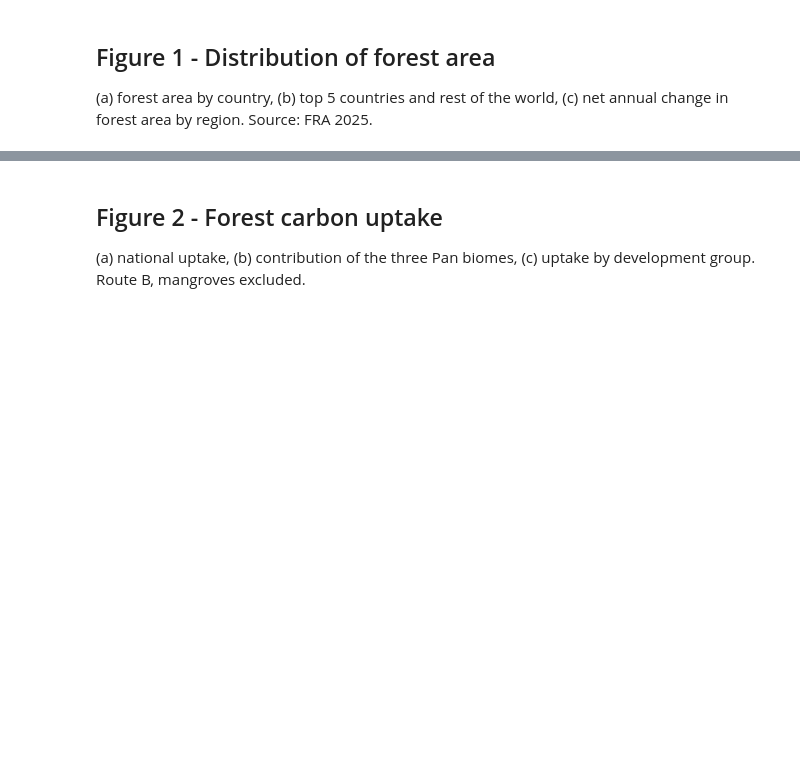
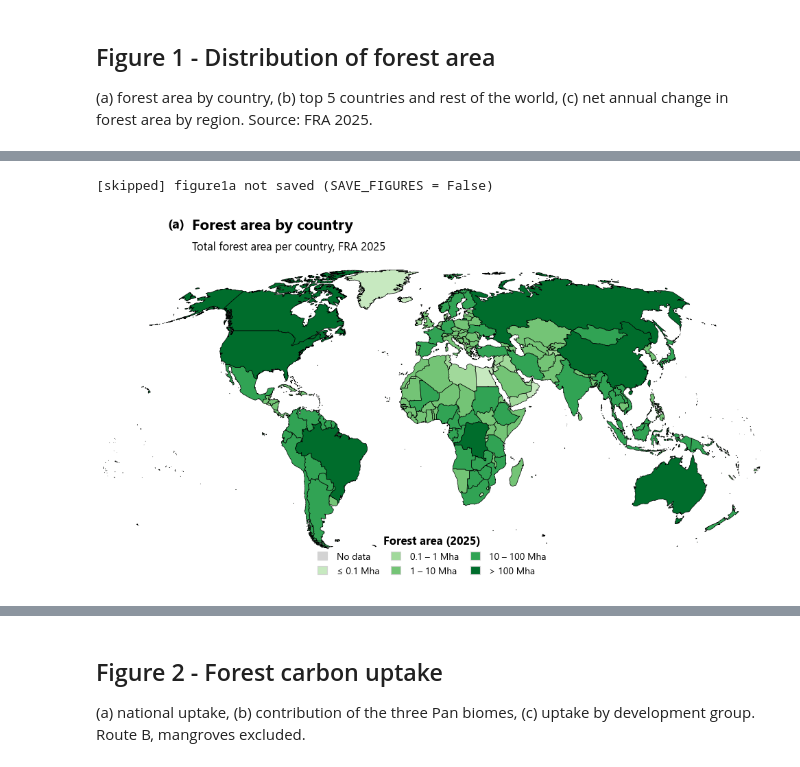
Before and after one commit to aurvl/ncw, a Jupyter notebook: notebooks/03_figures.ipynb, the cells around one changed output, grey strips where cells are left out. Drawn from its saved outputs; the diff is of its cells as text; code cells hidden in the pictures; blank space fills up the shorter version.

```diff
--- a/notebooks/03_figures.ipynb
+++ b/notebooks/03_figures.ipynb
@@ -218,0 +219,42 @@ save(fig, "figure1")
+# %%
+# Figure 1a - forest area map, BCW style (src/visualization.py: mapper_bc)
+from matplotlib.colors import ListedColormap
+from matplotlib.font_manager import FontProperties
+
+FOREST_CMAP = ListedColormap(["#c7e9c0", "#a1d99b", "#74c476", "#31a354", "#006d2c"])
+BINS = [-1, 1e5, 1e6, 1e7, 1e8, np.inf]
+BIN_LABELS = ["\u2264 0.1 Mha", "0.1 \u2013 1 Mha", "1 \u2013 10 Mha", "10 \u2013 100 Mha", "> 100 Mha"]
+MISSING_COLOR, MISSING_LABEL = "#D3D3D3", "No data"
+
+forest_2025 = areas.loc[areas["year"] == 2025].set_index("iso3")["forest"]
+country_data = world.merge(forest_2025.rename("value"), left_on="iso3", right_index=True, how="left")
+country_data["_cat"] = pd.cut(country_data["value"], bins=BINS, labels=BIN_LABELS, include_lowest=True).astype(object)
+country_data["_cat"] = country_data["_cat"].fillna(MISSING_LABEL)
+
+colors = {MISSING_LABEL: MISSING_COLOR} | {label: FOREST_CMAP(i) for i, label in enumerate(BIN_LABELS)}
+fig, ax = plt.subplots(figsize=(10, 6))
+handles = []
+for category in [MISSING_LABEL, *BIN_LABELS]:
+    subset = country_data.loc[country_data["_cat"] == category]
+    if not subset.empty:
+        subset.plot(ax=ax, color=colors[category], edgecolor="black", linewidth=0.5)
+        handles.append(Patch(facecolor=colors[category], edgecolor="#D3D3D3", linewidth=0.8, label=category))
+
+legend = ax.legend(handles=handles, bbox_to_anchor=(0.5, -0.12), loc="lower center", fontsize=10, frameon=False,
+                   ncol=3, title="Forest area (2025)",
+                   title_fontproperties=FontProperties(weight="bold", size=12),
+                   handleheight=1.0, handlelength=1.0, borderpad=0.8, columnspacing=1.2, handletextpad=1.0)
+legend.get_title().set_ha("left")
+
+fig.suptitle("Forest area by country", fontsize=16, fontweight="bold", x=0.15, ha="left", y=0.98)
+fig.text(0.15, 0.925, "Total forest area per country, FRA 2025", fontsize=12, ha="left", va="top")
+fig.text(0.115, 0.98, "(a)", fontsize=14, weight="bold", ha="left", va="top")
+ax.axis("off")
+ax.set_position([0.02, 0.14, 0.96, 0.74])
+ax.margins(0)
+
+save(fig, "figure1a")
+plt.show()
+# %% [output]
+[skipped] figure1a not saved (SAVE_FIGURES = False)
+[figure, added]
```
Also changed, not shown: parts of 4 cells of this notebook.
